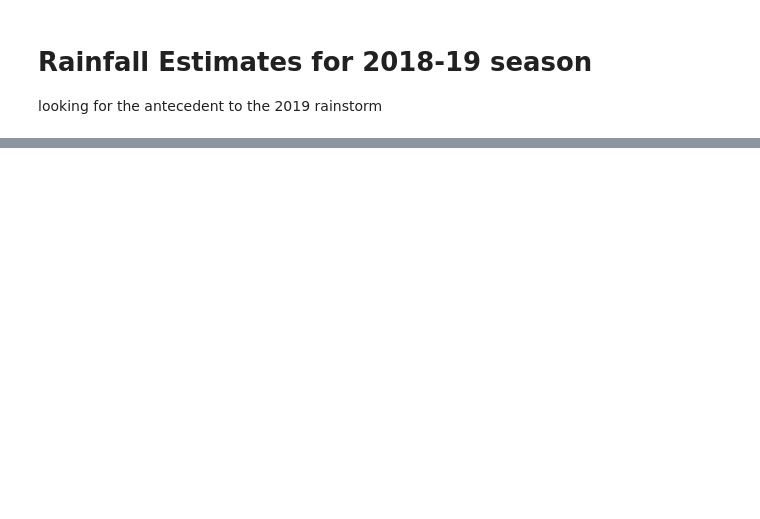
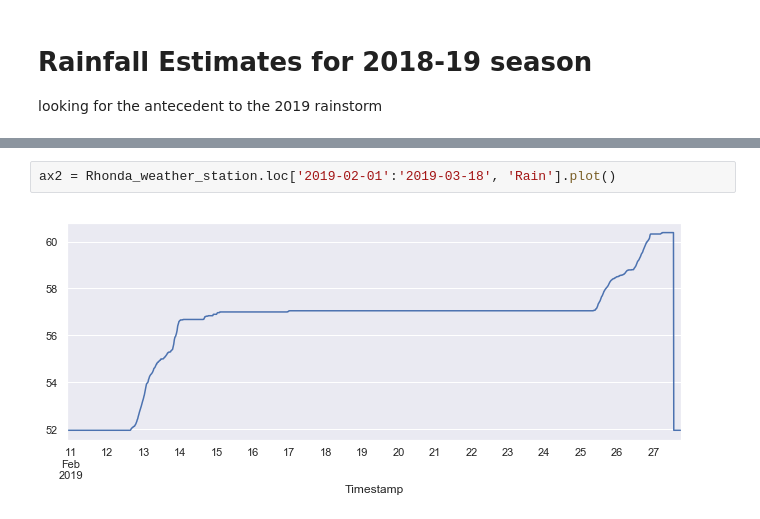
Before and after one commit to marynsanders/surfProject, a Jupyter notebook: rainfall/Rainfall.ipynb, the cells around one changed output, grey strips where cells are left out. Saved outputs shown, nothing was run; the diff lists cells and outputs as text; blank space fills up the shorter version.

```diff
--- a/rainfall/Rainfall.ipynb
+++ b/rainfall/Rainfall.ipynb
@@ -16,0 +97,4 @@ sns.lineplot(dfNoZeros.datetime, dfNoZeros.cumulativeRain)
+# %%
+ax2 = Rhonda_weather_station.loc['2019-02-01':'2019-03-18', 'Rain'].plot()
+# %% [output]
+[figure, added]
```
Also changed, not shown: parts of 18 cells of this notebook, 4 other files.
